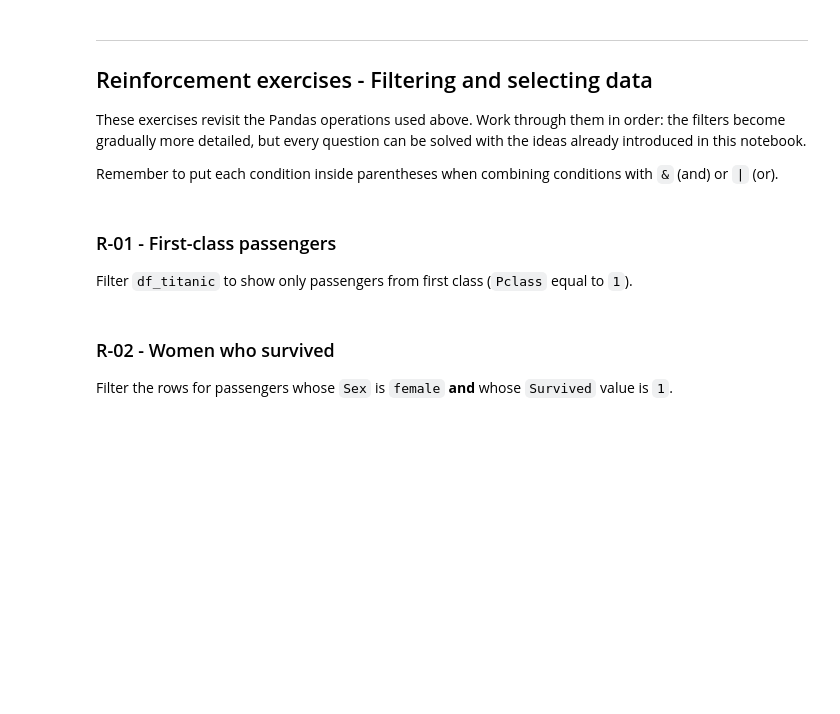
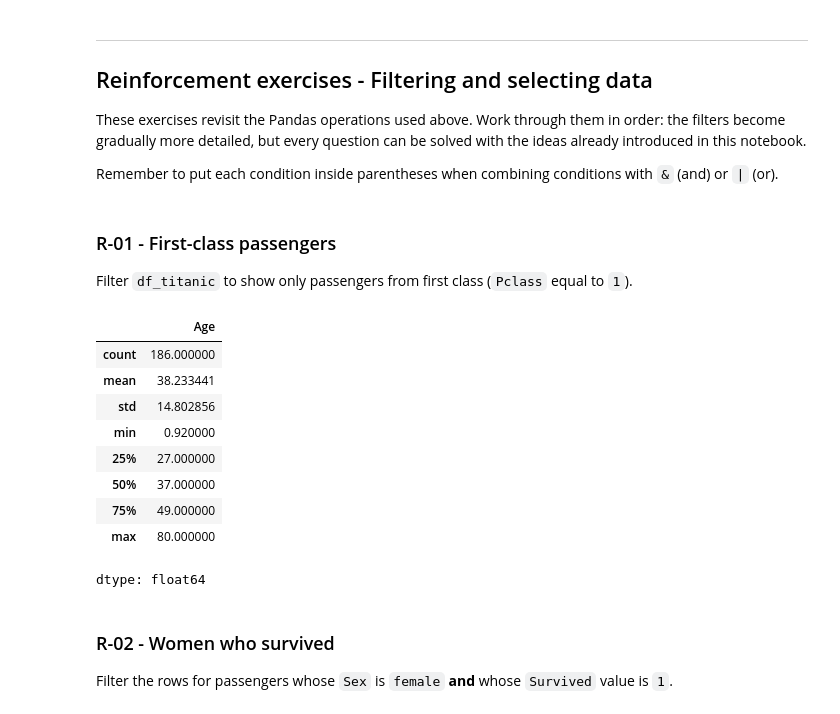
Before and after one commit to lucas-foquim-a22406944/Data-Science, a Jupyter notebook: Week_2/ds-pr-week-2-student.ipynb, the cells around one changed output. Cells and saved outputs as stored; diff of their text form; code cells hidden in the pictures; blank space fills up the shorter version.

```diff
--- a/Week_2/ds-pr-week-2-student.ipynb
+++ b/Week_2/ds-pr-week-2-student.ipynb
@@ -648,6 +648,20 @@ Remember to put each condition inside parentheses when combining conditions with
 Filter `df_titanic` to show only passengers from first class (`Pclass` equal to `1`).
 # %%
 # Your code here
+filter_titanic = df['Pclass'] == 1
+
+df[filter_titanic]['Age'].describe()
+# %% [output]
+|  | Age |
+| count | 186.000000 |
+| mean | 38.233441 |
+| std | 14.802856 |
+| min | 0.920000 |
+| 25% | 27.000000 |
+| 50% | 37.000000 |
+| 75% | 49.000000 |
+| max | 80.000000 |
+dtype: float64
 # %% [markdown]
 ### R-02 - Women who survived
 
```
Also changed, not shown: parts of 3 cells of this notebook.
